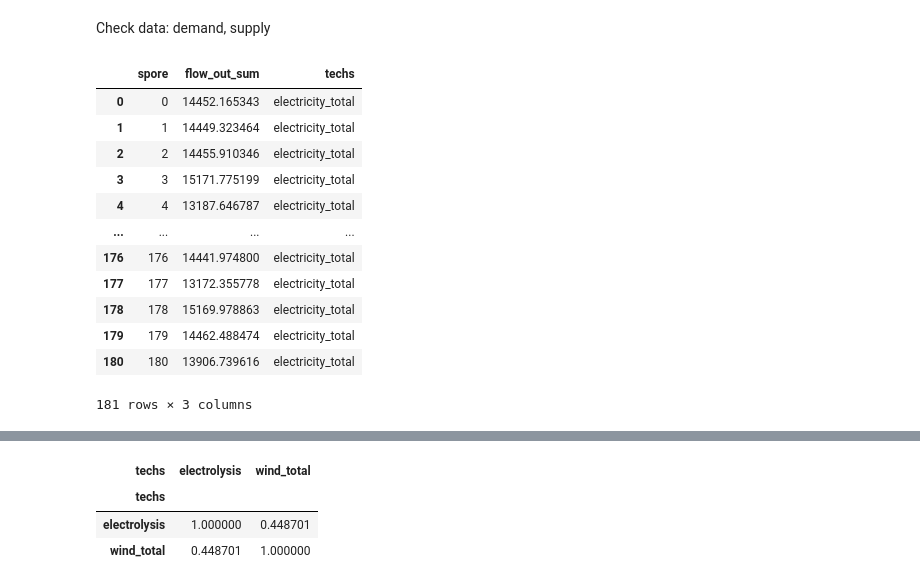
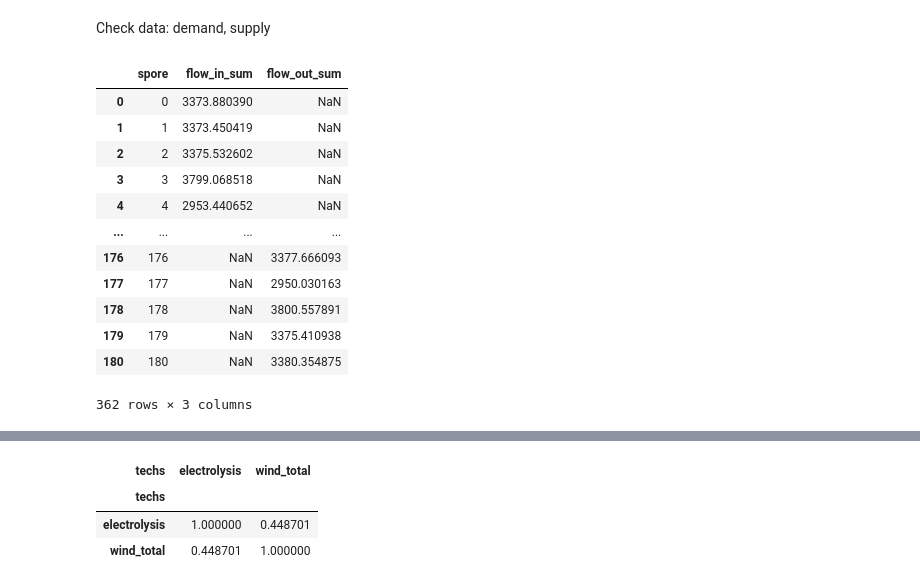
Before and after one commit to gnawin/mgaPlots, a Jupyter notebook: plot.ipynb, the cells around one changed output, grey strips where cells are left out. Drawn from its saved outputs; the diff is of its cells as text; code cells hidden in the pictures.

```diff
--- a/plot.ipynb
+++ b/plot.ipynb
@@ -123,26 +138,25 @@ Check data: demand, supply
 # %%
 file_name = "slack-15"
 metric_names = ['flow_in_sum', 'flow_out_sum']
-metric_name = metric_names[1]
-df = read_csv(file_name, metric_name) # 0 is demand, 1 is supply
-# carrier_of_interest = ['hydrogen']
-carrier_of_interest = ['electricity']
-aggregated_df_c = filter_by_carrier(df, metric_name, carrier_of_interest, total=True)
-aggregated_df_c['techs'] = 'electricity_total'
-aggregated_df_c
+dfs = []
+for metric_name in metric_names:
+    df = read_csv(file_name, metric_name)
+    carrier_of_interest = ['hydrogen']
+    aggregated_df_c = filter_by_carrier(df, metric_name, carrier_of_interest, total=True)
+    dfs.append(aggregated_df_c)
 
-# plot_distribution(aggregated_df, metric_name, file_name, False)
+combined_df = pd.concat(dfs)
 # %% [output]
-|  | spore | flow_out_sum | techs |
-| 0 | 0 | 14452.165343 | electricity_total |
-| 1 | 1 | 14449.323464 | electricity_total |
-| 2 | 2 | 14455.910346 | electricity_total |
-| 3 | 3 | 15171.775199 | electricity_total |
-| 4 | 4 | 13187.646787 | electricity_total |
+|  | spore | flow_in_sum | flow_out_sum |
+| 0 | 0 | 3373.880390 | NaN |
+| 1 | 1 | 3373.450419 | NaN |
+| 2 | 2 | 3375.532602 | NaN |
+| 3 | 3 | 3799.068518 | NaN |
+| 4 | 4 | 2953.440652 | NaN |
 | ... | ... | ... | ... |
-| 176 | 176 | 14441.974800 | electricity_total |
-| 177 | 177 | 13172.355778 | electricity_total |
-| 178 | 178 | 15169.978863 | electricity_total |
-| 179 | 179 | 14462.488474 | electricity_total |
-| 180 | 180 | 13906.739616 | electricity_total |
+| 176 | 176 | NaN | 3377.666093 |
+| 177 | 177 | NaN | 2950.030163 |
+| 178 | 178 | NaN | 3800.557891 |
+| 179 | 179 | NaN | 3375.410938 |
+| 180 | 180 | NaN | 3380.354875 |
-181 rows × 3 columns
+362 rows × 3 columns
```
Also changed, not shown: parts of 8 cells of this notebook.
